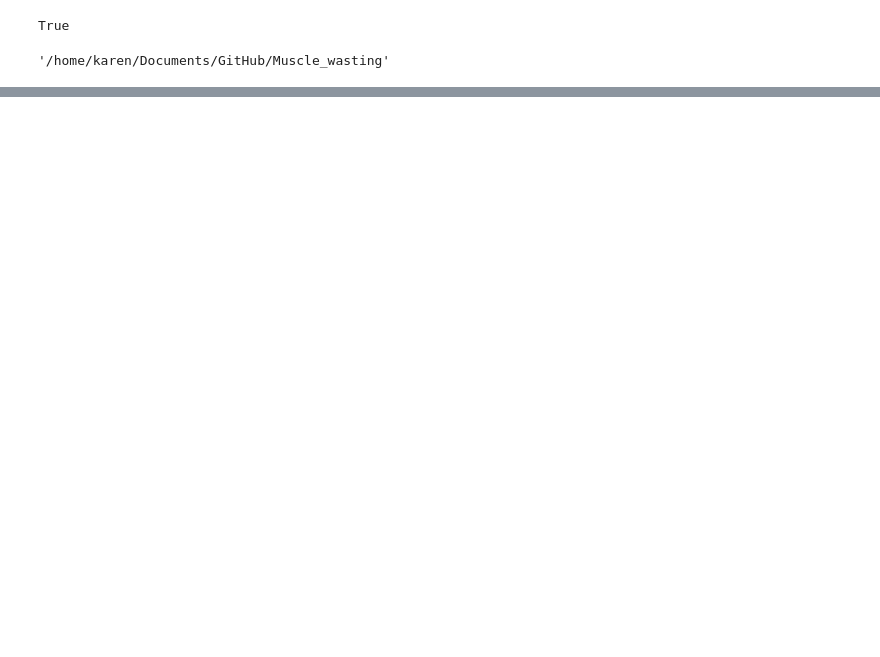
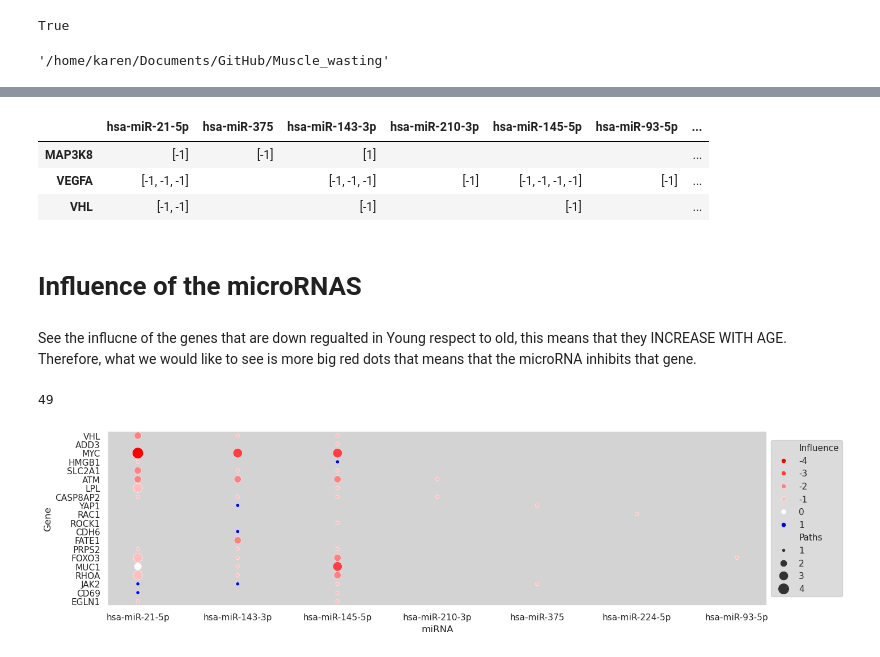
Before and after one commit to Kathyren/Muscle_wasting, a Jupyter notebook: network/mirnas_influence_03_90.ipynb, the cells around one changed output, grey strips where cells are left out. Saved outputs shown, nothing was run; the diff lists cells and outputs as text; code cells hidden in the pictures; blank space fills up the shorter version.

```diff
--- a/network/mirnas_influence_03_90.ipynb
+++ b/network/mirnas_influence_03_90.ipynb
@@ -118,0 +202,34 @@ False
+# %%
+df[:3]
+# %% [output]
+|  | hsa-miR-21-5p | hsa-miR-375 | hsa-miR-143-3p | hsa-miR-210-3p | hsa-miR-145-5p | hsa-miR-93-5p | ... |
+| MAP3K8 | [-1] | [-1] | [1] |  |  |  | ... |
+| VEGFA | [-1, -1, -1] |  | [-1, -1, -1] | [-1] | [-1, -1, -1, -1] | [-1] | ... |
+| VHL | [-1, -1] |  | [-1] |  | [-1] |  | ... |
+# %%
+regulation_YO={}
+up_regulation_YO={}
+down_regulation_YO={}
+for node_name in sub_network.nodes:
+    node = sub_network.nodes[node_name]
+    if 'yo' in node['data']:
+        regulation = node['data']['yo']
+        regulation_YO[node['data']['name']]=regulation
+        if regulation>0:
+            up_regulation_YO[node['data']['name']]=regulation
+        elif regulation<0:
+            down_regulation_YO[node['data']['name']]=regulation
+# %%
+df_de_yo = df[df.index.isin(regulation_YO.keys())]
+df_down_yo = df[df.index.isin(down_regulation_YO.keys())]
+df_up_yo = df[df.index.isin(up_regulation_YO.keys())]
+# %% [markdown]
+# Influence of the microRNAS
+# %% [markdown]
+See the influcne of the genes that are down regualted in Young respect to old, this means that they INCREASE WITH AGE.
+Therefore, what we would like to see is more big red dots that means that the microRNA inhibits that gene.
+# %%
+plot_dotplot(df_down_yo)
+# %% [output]
+49
+[figure, added]
```
Also changed, not shown: parts of 41 cells of this notebook, 7 other files.
